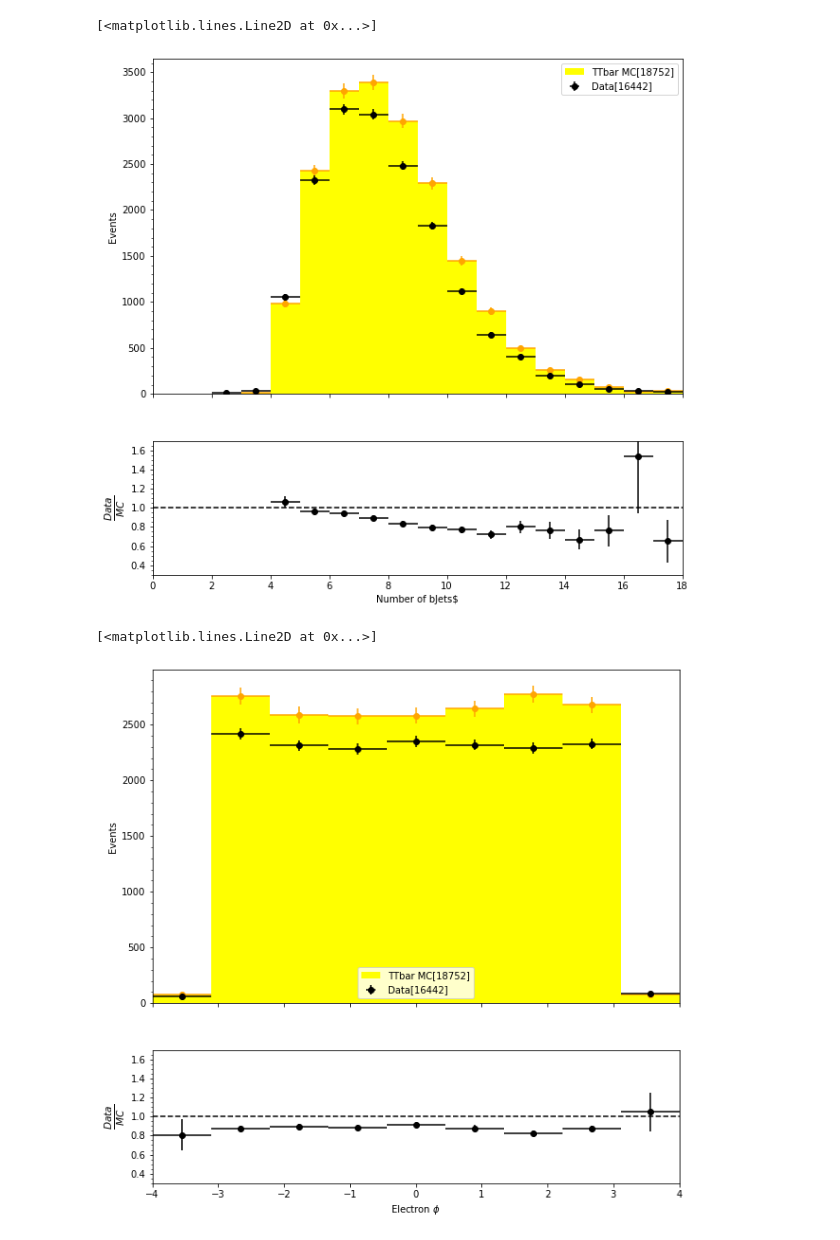
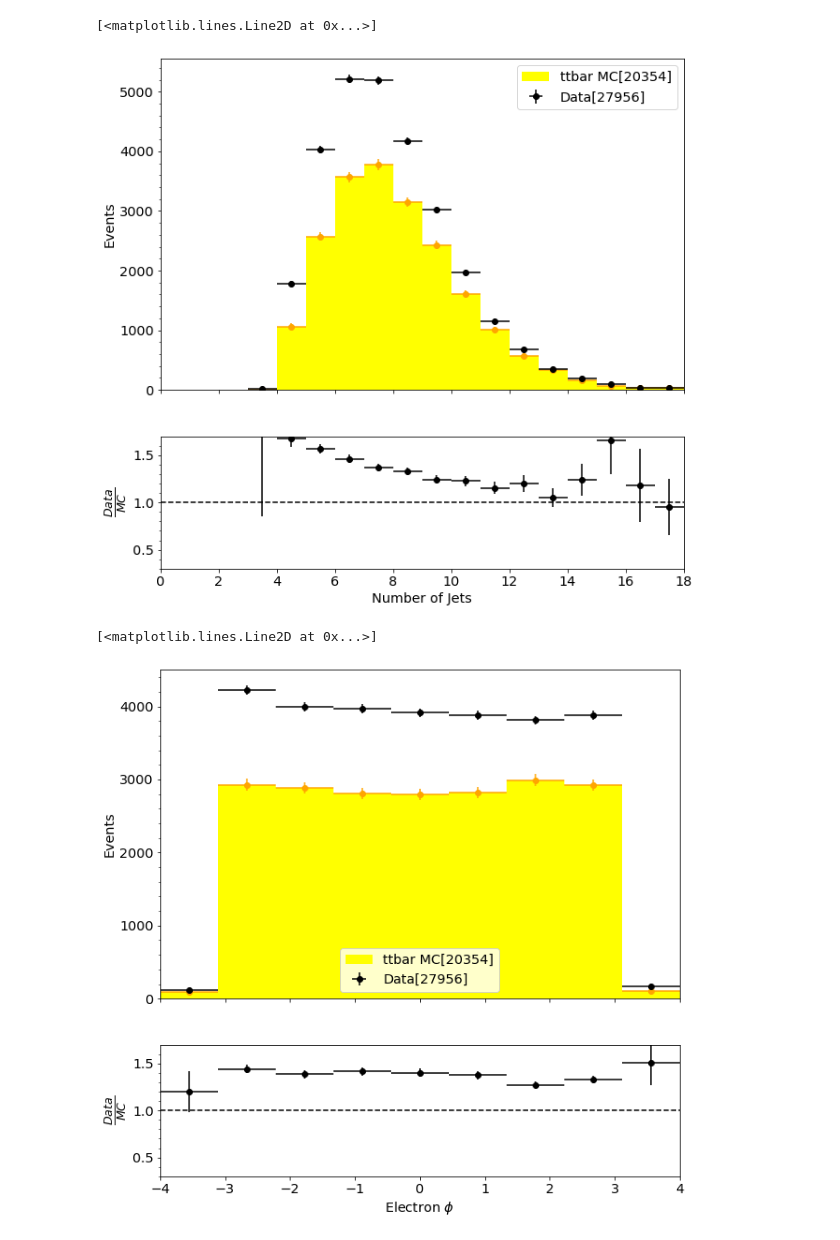
Before and after one commit to jkguiang/NanoTools, a Jupyter notebook: studies/ttbarCR/ControlPlots.ipynb, the cells around one changed output. Saved outputs shown, nothing was run; the diff lists cells and outputs as text; code cells hidden in the pictures.

```diff
--- a/studies/ttbarCR/ControlPlots.ipynb
+++ b/studies/ttbarCR/ControlPlots.ipynb
@@ -10,20 +18,21 @@ from os.path import isfile, join
 # %%
-mypath = "./output/"
+mypath = "/hadoop/cms/store/user/jguiang/ttbarCR/babies/ttbar/TTJets_RunIISummer16-02Apr2020-v7_NANOAODSIM_baby_v-2-0-0/"
 onlyfiles = [f for f in listdir(mypath) if isfile(join(mypath, f))]
 def files(i):
     return uproot.open(mypath+onlyfiles[i]).get("tree").pandas.df()
-mypathdata1 = "/hadoop/cms/store/user/jguiang/ttbarCR/babies/muonEG/MuonEG_Run2016G-02Apr2020-v1_NANOAOD_baby_v1-0-1/"
-onlyfilesdata1 = [f for f in listdir(mypathdata1) if isfile(join(mypathdata1, f))]
-mypathdata2 = "/hadoop/cms/store/user/jguiang/ttbarCR/babies/muonEG/MuonEG_Run2016H-02Apr2020-v1_NANOAOD_baby_v1-0-1/"
-onlyfilesdata2 = [f for f in listdir(mypathdata2) if isfile(join(mypathdata2, f))]
-def filesdata1(i):
-    return uproot.open(mypathdata1+onlyfilesdata1[i]).get("tree").pandas.df()
-def filesdata2(i):
-    return uproot.open(mypathdata2+onlyfilesdata2[i]).get("tree").pandas.df()
+mypathdata = lambda i : f"/hadoop/cms/store/user/jguiang/ttbarCR/babies/MuonEG/MuonEG_Run2016{i}-02Apr2020-v1_NANOAOD_baby_v2-0-0/"
+alp = ['C','D','E','F','G','H']
+onlyfilesdata = lambda j : [f for f in listdir(mypathdata(alp[j])) if isfile(join(mypathdata(alp[j]), f))]
+def filesdata(i,j):
+    return uproot.open(mypathdata(alp[i])+onlyfilesdata(i)[j]).get("tree").pandas.df()
 # %%
 mc = pandas.concat([files(i) for i in range(len(onlyfiles))])
-data = pandas.concat([filesdata1(i) for i in range(len(onlyfilesdata1))]+[filesdata2(j) for j in range(len(onlyfilesdata2))])
+data = pandas.concat([filesdata(j,i) for j in range(len(alp)) for i in range(len(onlyfilesdata(j)))])
 mc_c = mc[mc['num_btags_tight'] == 2]
 data_c = data[data['num_btags_tight'] == 2]
+# %%
+xsec_weight = 831.76 * 30659 / 10199051
+# %%
+comb_w = mc_c.mc_weight * mc_c.mc_tight_btag_weight * xsec_weight
 # %%
 bins = np.linspace(0,400,15)
@@ -143,7 +152,7 @@ plt.plot(one_x,one,'k--')
 # %%
 bins = np.linspace(0,18,19)
-mc_p = Hist1D(mc_c.num_jets,weights=mc_c.mc_weight,bins=bins,label='TTbar MC['+str(round(sum(mc_c.mc_weight)))+']',color='yellow')
-mc_pe = Hist1D(mc_c.num_jets,weights=mc_c.mc_weight,bins=bins,color='orange')
+mc_p = Hist1D(mc_c.num_jets,weights=comb_w,bins=bins,label='ttbar MC['+str(round(sum(comb_w)))+']',color='yellow')
+mc_pe = Hist1D(mc_c.num_jets,weights=comb_w,bins=bins,color='orange')
 data_p = Hist1D(data_c.num_jets,bins=bins,label='Data['+str(len(data_c))+']',color='black')
 one = np.ones(50)
 one_x = np.linspace(0,18)
@@ -152,39 +161,39 @@ fig,(ax1,ax2) = plt.subplots(2,sharex=True,figsize=(10,10),gridspec_kw=dict(heig
 mc_p.plot(ax=ax1)
 mc_pe.plot(ax=ax1,show_errors=True)
 ax1.set_ylabel("Events")
-ax2.set_xlabel(r"Number of bJets$")
+ax2.set_xlabel(r"Number of Jets")
 ax1.yaxis.set_minor_locator(AutoMinorLocator())
 data_p.plot(ax=ax1,show_errors=True)
 (data_p/mc_p).plot(ax=ax2,show_errors=True,label='')
-ax2.set_ylabel(r"$\frac{Data}{MC}$",fontsize=15)
+ax2.set_ylabel(r"$\frac{Data}{MC}$",fontsize=18)
 ax2.set_ylim(0.3,1.7)
 ax2.yaxis.set_minor_locator(AutoMinorLocator())
 plt.plot(one_x,one,'k--')
 # %% [output]
 [<matplotlib.lines.Line2D at 0x...>]
-[figure, old version]
+[figure, new version]
 # %%
 bins = np.linspace(-4,4,10)
-mc_p = Hist1D(mc_c.elec_phi,weights=mc_c.mc_weight,bins=bins,label='TTbar MC['+str(round(sum(mc_c.mc_weight)))+']',color='yellow')
-mc_pe = Hist1D(mc_c.elec_phi,weights=mc_c.mc_weight,bins=bins,color='orange')
+mc_p = Hist1D(mc_c.elec_phi,weights=comb_w,bins=bins,label='ttbar MC['+str(round(sum(comb_w)))+']',color='yellow')
+mc_pe = Hist1D(mc_c.elec_phi,weights=comb_w,bins=bins,color='orange')
 data_p = Hist1D(data_c.elec_phi,bins=bins,label='Data['+str(len(data_c))+']',color='black')
 one = np.ones(50)
 one_x = np.linspace(-4,4)
 #Plot
 fig,(ax1,ax2) = plt.subplots(2,sharex=True,figsize=(10,10),gridspec_kw=dict(height_ratios=[5, 2]))
 mc_p.plot(ax=ax1)
 mc_pe.plot(ax=ax1,show_errors=True)
 ax1.set_ylabel("Events")
 ax2.set_xlabel(r"Electron $\phi$")
 ax1.yaxis.set_minor_locator(AutoMinorLocator())
 data_p.plot(ax=ax1,show_errors=True)
 (data_p/mc_p).plot(ax=ax2,show_errors=True,label='')
-ax2.set_ylabel(r"$\frac{Data}{MC}$",fontsize=15)
+ax2.set_ylabel(r"$\frac{Data}{MC}$",fontsize=18)
 ax2.set_ylim(0.3,1.7)
 ax2.yaxis.set_minor_locator(AutoMinorLocator())
 plt.plot(one_x,one,'k--')
 # %% [output]
 [<matplotlib.lines.Line2D at 0x...>]
-[figure, old version]
+[figure, new version]
 # %%
 bins = np.linspace(-4,4,10)
```
Also changed, not shown: parts of 8 cells of this notebook.
